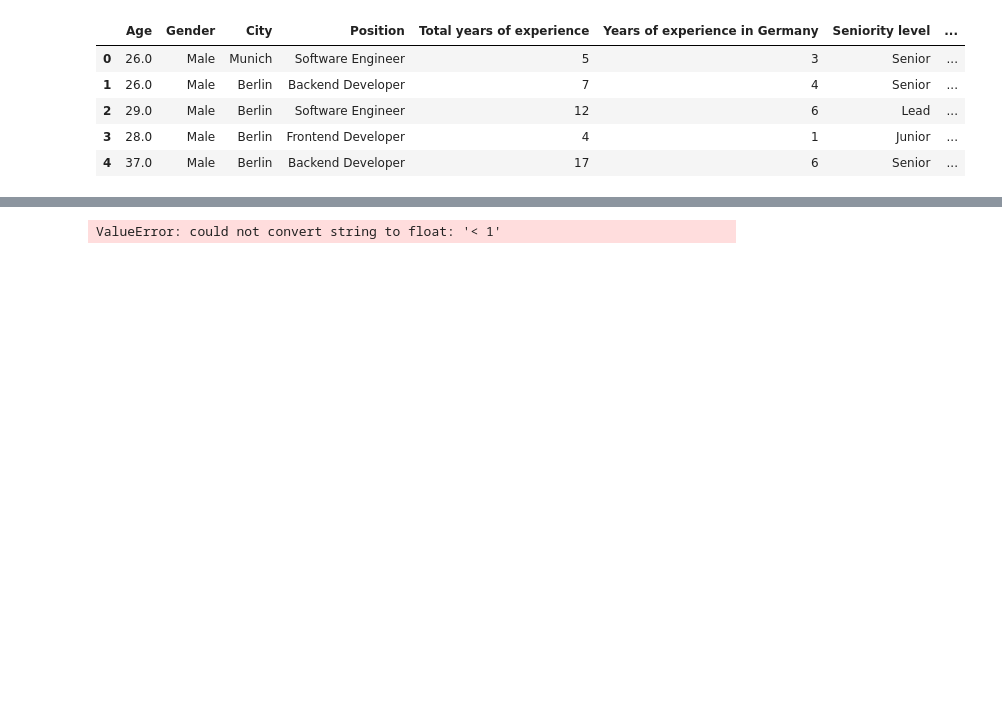
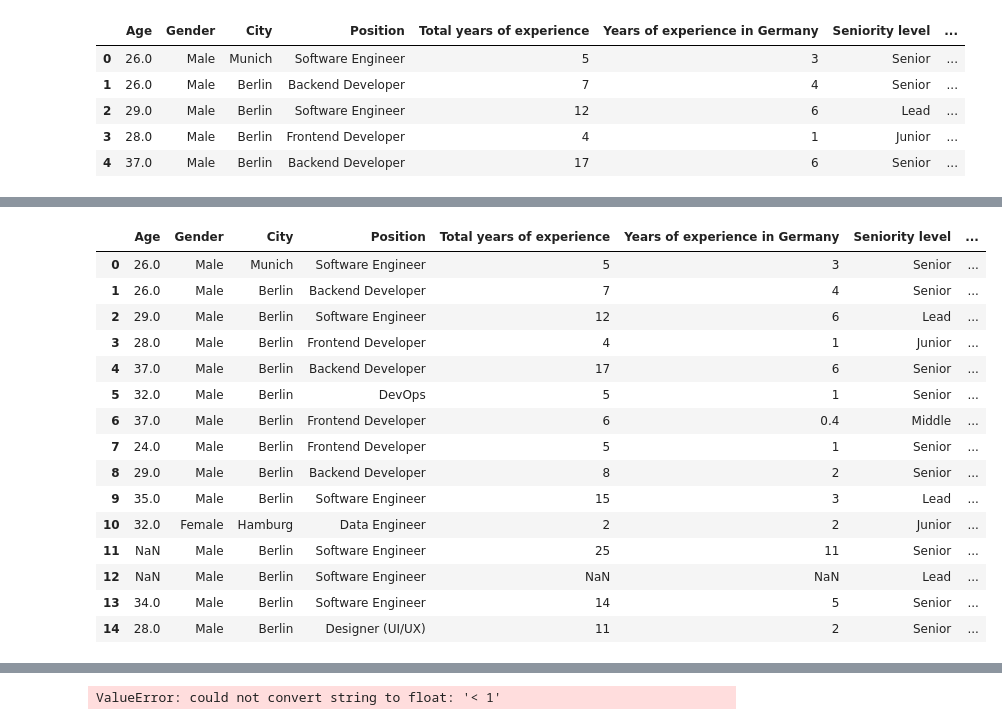
Before and after one commit to michaeljharris/ItML_Asn_2_Students, a Jupyter notebook: sample_exploration.ipynb, the cells around one changed output, grey strips where cells are left out. Cells and saved outputs as stored; diff of their text form; code cells hidden in the pictures; blank space fills up the shorter version.

```diff
--- a/sample_exploration.ipynb
+++ b/sample_exploration.ipynb
@@ -65,3 +56,12 @@ df.head()
 | 2 | 29.0 | Male | Berlin | Software Engineer | 12 | 6 | Lead | ... |
 | 3 | 28.0 | Male | Berlin | Frontend Developer | 4 | 1 | Junior | ... |
 | 4 | 37.0 | Male | Berlin | Backend Developer | 17 | 6 | Senior | ... |
+# %%
+df2 = df.copy()
+gender_mode = df2['Gender'].mode()[0]
+df2['Gender'].fillna(gender_mode, inplace=True)
+company_mode = df2['Company size'].mode()[0]
+df2['Company size'].fillna(company_mode, inplace=True)
+
+df2["Company type"].fillna("Other", inplace=True)
+df2.isnull().sum()
@@ -67,0 +86,19 @@ df.head()
+# %%
+df2.head(15)
+# %% [output]
+|  | Age | Gender | City | Position | Total years of experience | Years of experience in Germany | Seniority level | ... |
+| 0 | 26.0 | Male | Munich | Software Engineer | 5 | 3 | Senior | ... |
+| 1 | 26.0 | Male | Berlin | Backend Developer | 7 | 4 | Senior | ... |
+| 2 | 29.0 | Male | Berlin | Software Engineer | 12 | 6 | Lead | ... |
+| 3 | 28.0 | Male | Berlin | Frontend Developer | 4 | 1 | Junior | ... |
+| 4 | 37.0 | Male | Berlin | Backend Developer | 17 | 6 | Senior | ... |
+| 5 | 32.0 | Male | Berlin | DevOps | 5 | 1 | Senior | ... |
+| 6 | 37.0 | Male | Berlin | Frontend Developer | 6 | 0.4 | Middle | ... |
+| 7 | 24.0 | Male | Berlin | Frontend Developer | 5 | 1 | Senior | ... |
+| 8 | 29.0 | Male | Berlin | Backend Developer | 8 | 2 | Senior | ... |
+| 9 | 35.0 | Male | Berlin | Software Engineer | 15 | 3 | Lead | ... |
+| 10 | 32.0 | Female | Hamburg | Data Engineer | 2 | 2 | Junior | ... |
+| 11 | NaN | Male | Berlin | Software Engineer | 25 | 11 | Senior | ... |
+| 12 | NaN | Male | Berlin | Software Engineer | NaN | NaN | Lead | ... |
+| 13 | 34.0 | Male | Berlin | Software Engineer | 14 | 5 | Senior | ... |
+| 14 | 28.0 | Male | Berlin | Designer (UI/UX) | 11 | 2 | Senior | ... |
```
Also changed, not shown: parts of 8 cells of this notebook.
